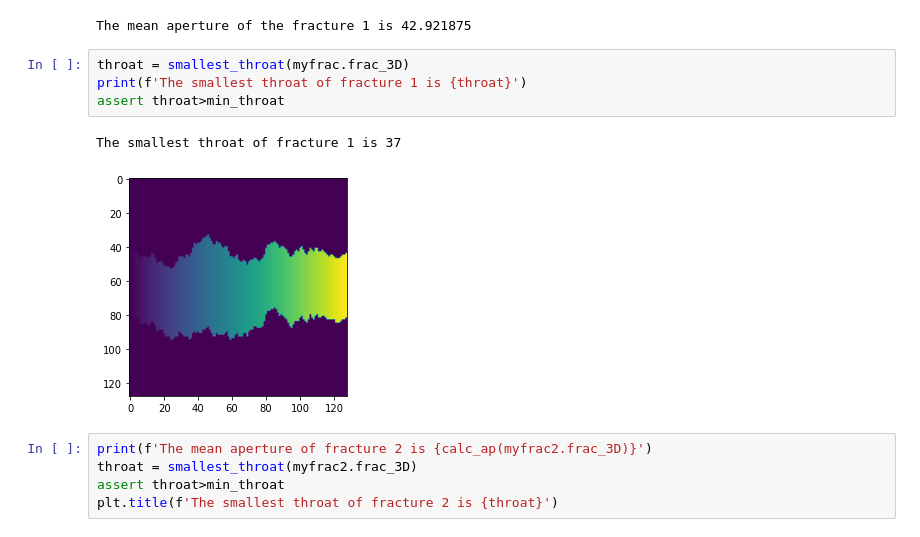
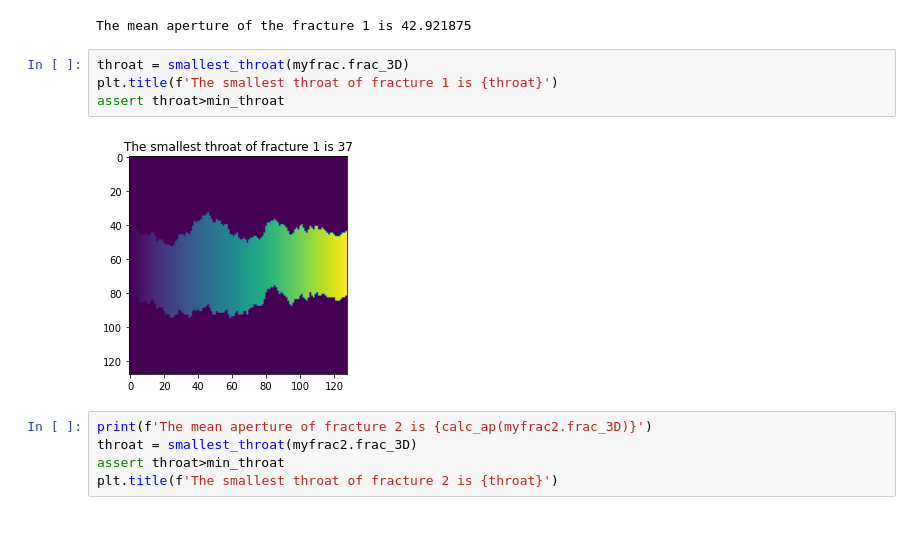
Before and after one commit to lanl/pySimFrac, a Jupyter notebook: examples/2D_fracture_example.ipynb, the cells around one changed output. Cells and saved outputs as stored; diff of their text form.

```diff
--- a/examples/2D_fracture_example.ipynb
+++ b/examples/2D_fracture_example.ipynb
@@ -97,11 +94,10 @@ print(f'The mean aperture of the fracture 1 is {calc_ap(myfrac.frac_3D)}')
 The mean aperture of the fracture 1 is 42.921875
 # %%
 throat = smallest_throat(myfrac.frac_3D)
-print(f'The smallest throat of fracture 1 is {throat}')
+plt.title(f'The smallest throat of fracture 1 is {throat}')
 assert throat>min_throat
 # %% [output]
-The smallest throat of fracture 1 is 37
-[figure, old version]
+[figure, new version]
 # %%
 print(f'The mean aperture of fracture 2 is {calc_ap(myfrac2.frac_3D)}')
 throat = smallest_throat(myfrac2.frac_3D)
```
Also changed, not shown: parts of 3 cells of this notebook.
